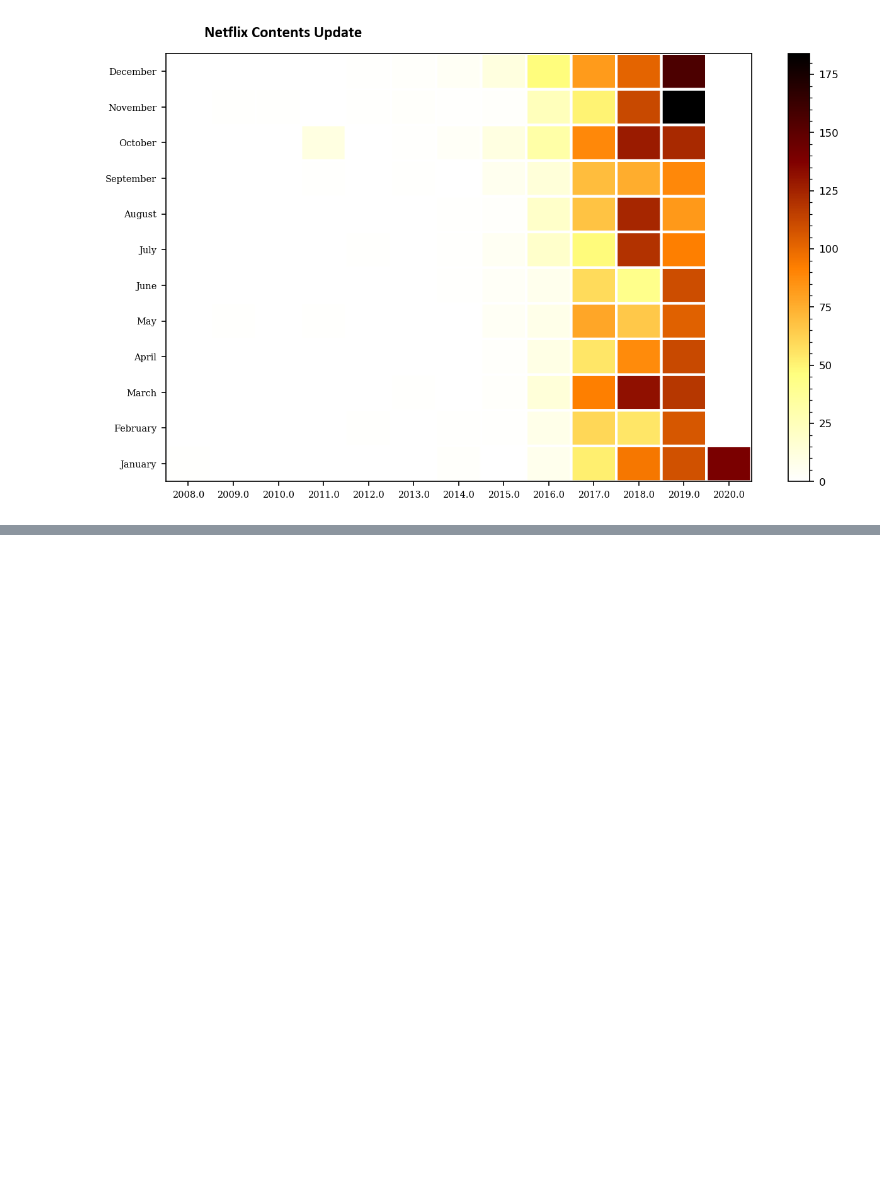
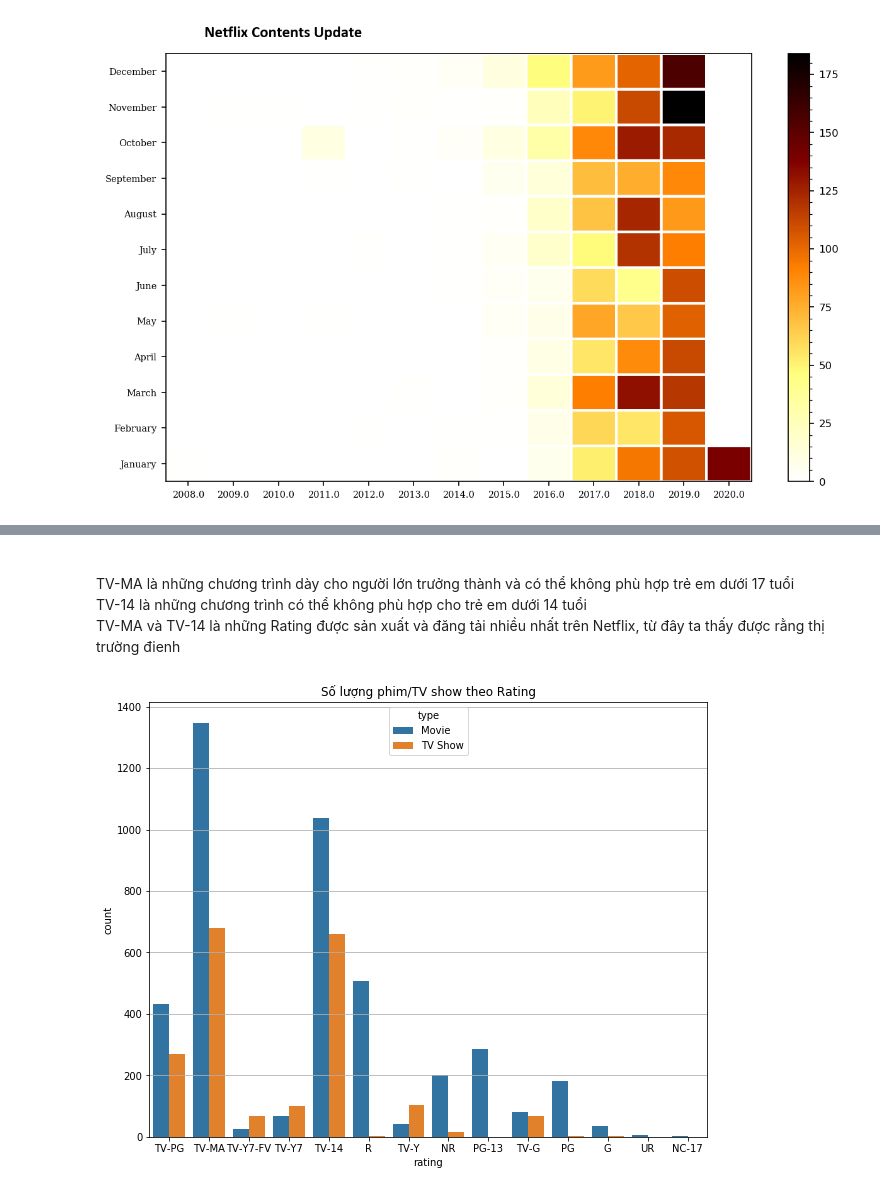
Before and after one commit to ducanh2505/Data_Science_Project, a Jupyter notebook: 171220-DaoDucAnh.ipynb, the cells around one changed output, grey strips where cells are left out. Drawn from its saved outputs; the diff is of its cells as text; code cells hidden in the pictures; blank space fills up the shorter version.

```diff
--- a/171220-DaoDucAnh.ipynb
+++ b/171220-DaoDucAnh.ipynb
@@ -342 +372,12 @@ plt.show()
+# %% [markdown]
+<br> TV-MA là những chương trình dày cho người lớn trưởng thành và có thể không phù hợp trẻ em dưới 17 tuổi
+<br> TV-14 là những chương trình có thể không phù hợp cho trẻ em dưới 14 tuổi
+<br> TV-MA và TV-14 là những Rating được sản xuất và đăng tải nhiều nhất trên Netflix, từ đây ta thấy được rằng thị trường đienh
+# %%
+plt.figure(figsize=(10,8))
+sns.countplot(x='rating',hue='type',data=df)
+plt.title('Số lượng phim/TV show theo Rating');
+plt.grid(axis ='y')
+# %% [output]
+[figure, added]
 # %% [markdown]
```
Also changed, not shown: parts of 12 cells of this notebook.
